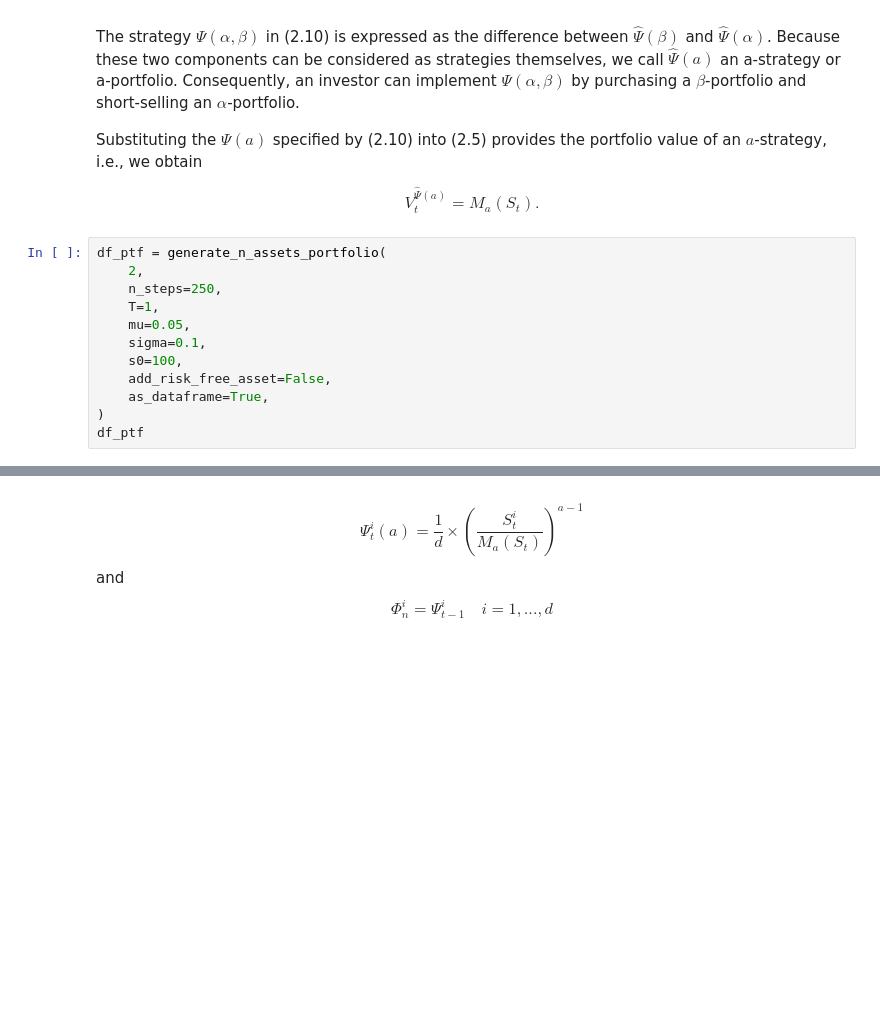
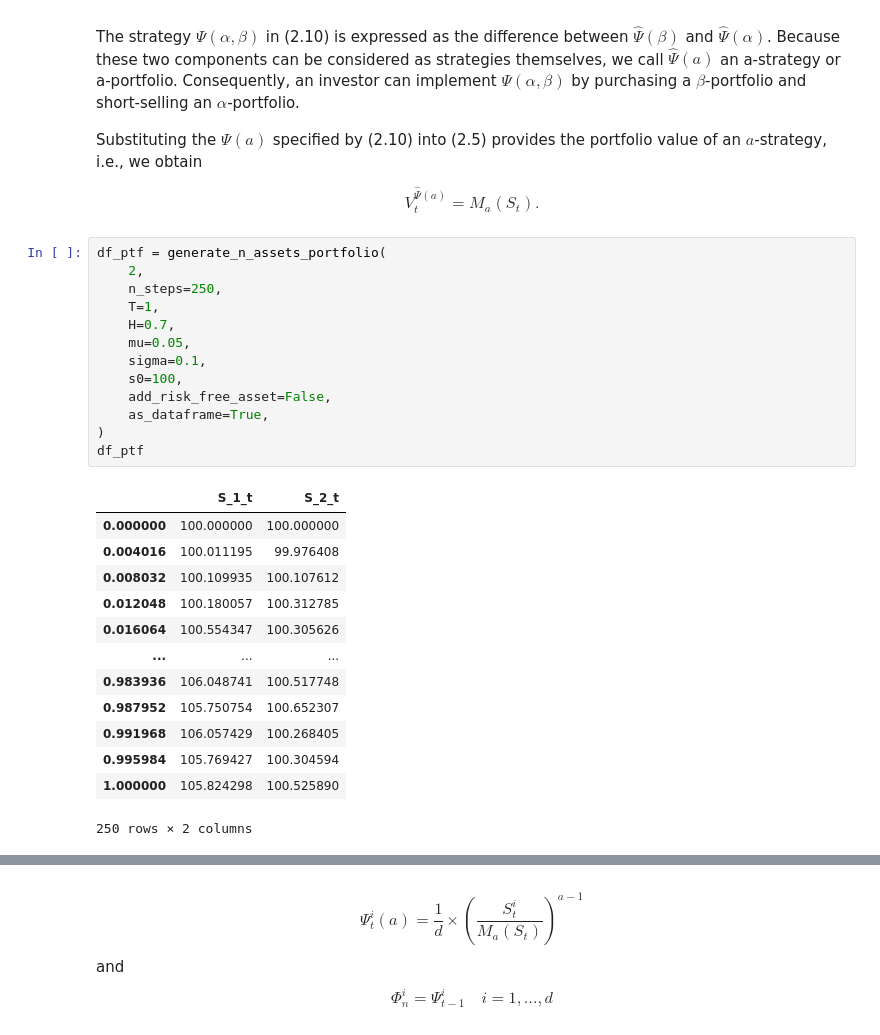
Before and after one commit to BaptisteZloch/Discretization-of-continuous-time-arbitrage-strategies-in-financial-markets-with-fBm, a Jupyter notebook: src/salopek_strategy.ipynb, the cells around one changed output, grey strips where cells are left out. Saved outputs shown, nothing was run; the diff lists cells and outputs as text; blank space fills up the shorter version.

```diff
--- a/src/salopek_strategy.ipynb
+++ b/src/salopek_strategy.ipynb
@@ -81,15 +84,30 @@ $$
 # %%
 df_ptf = generate_n_assets_portfolio(
     2,
     n_steps=250,
     T=1,
+    H=0.7,
     mu=0.05,
     sigma=0.1,
     s0=100,
     add_risk_free_asset=False,
     as_dataframe=True,
 )
 df_ptf
+# %% [output]
+|  | S_1_t | S_2_t |
+| 0.000000 | 100.000000 | 100.000000 |
+| 0.004016 | 100.011195 | 99.976408 |
+| 0.008032 | 100.109935 | 100.107612 |
+| 0.012048 | 100.180057 | 100.312785 |
+| 0.016064 | 100.554347 | 100.305626 |
+| ... | ... | ... |
+| 0.983936 | 106.048741 | 100.517748 |
+| 0.987952 | 105.750754 | 100.652307 |
+| 0.991968 | 106.057429 | 100.268405 |
+| 0.995984 | 105.769427 | 100.304594 |
+| 1.000000 | 105.824298 | 100.525890 |
+250 rows × 2 columns
 # %%
 _, ax = plt.subplots(1, 1, figsize=(20, 8))
 for col in df_ptf.columns:
```
Also changed, not shown: parts of 4 cells of this notebook, 2 other files.
